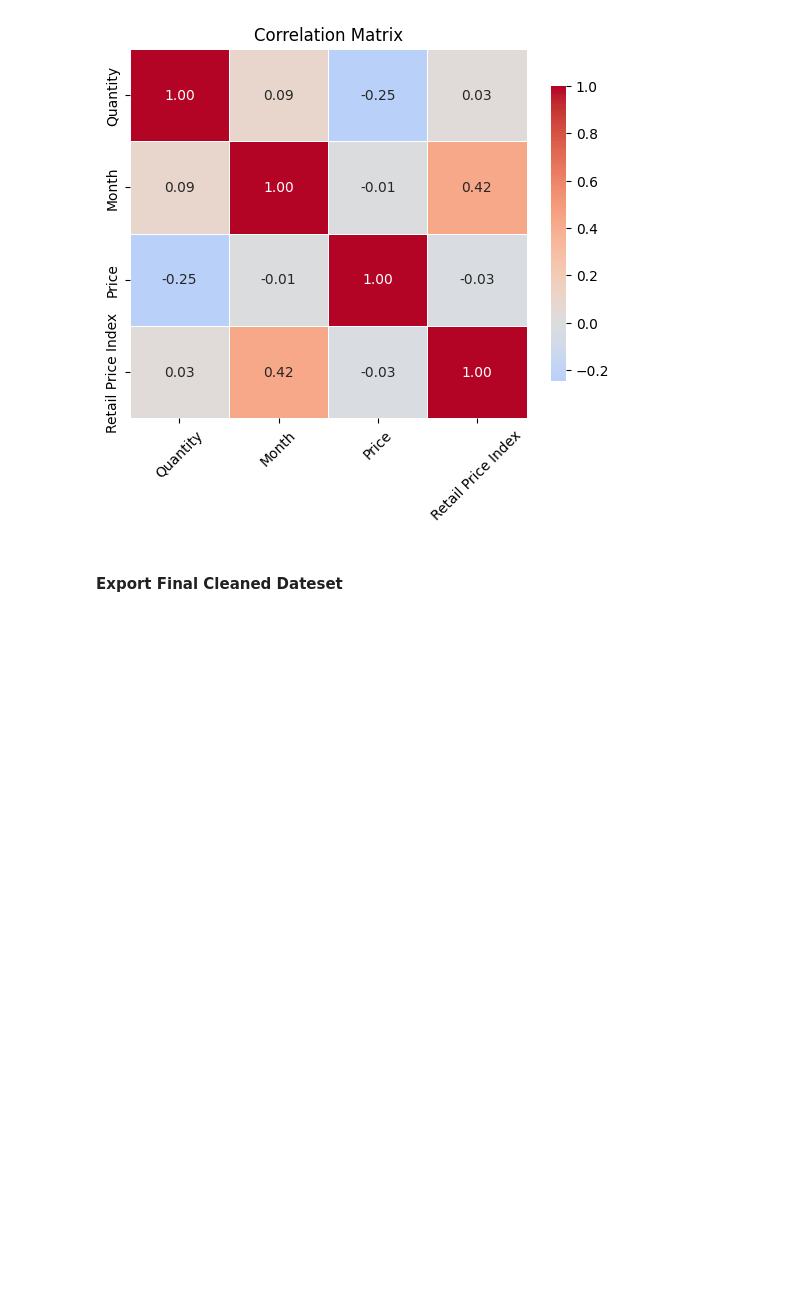
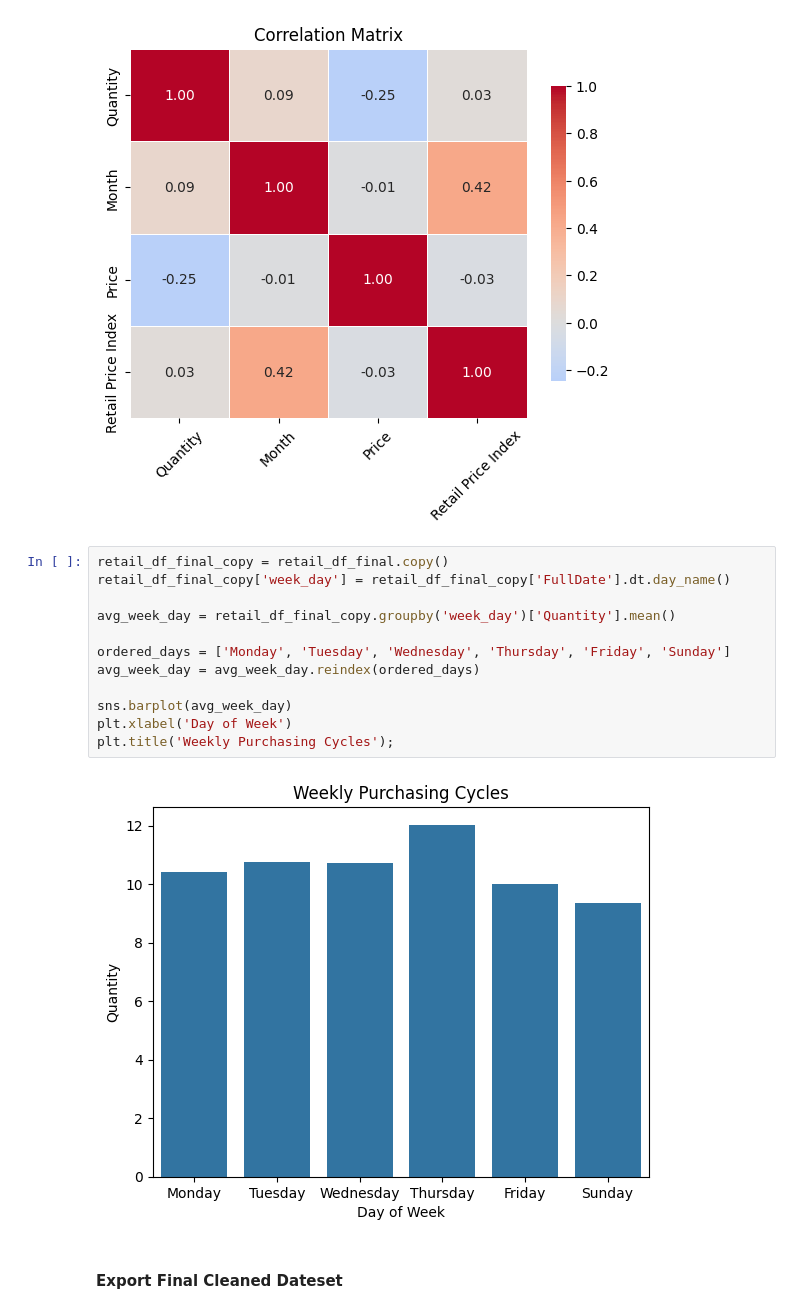
Before and after one commit to KaungSiThu-Sallius/SafePrice-Simulator, a Jupyter notebook: notebooks/1_data_preparation_eda.ipynb, the cells around one changed output. Cells and saved outputs as stored; diff of their text form; blank space fills up the shorter version.

```diff
--- a/notebooks/1_data_preparation_eda.ipynb
+++ b/notebooks/1_data_preparation_eda.ipynb
@@ -392,6 +384,20 @@ plt.xticks(rotation=45)
 plt.show()
 # %% [output]
 [figure]
+# %%
+retail_df_final_copy = retail_df_final.copy()
+retail_df_final_copy['week_day'] = retail_df_final_copy['FullDate'].dt.day_name()
+
+avg_week_day = retail_df_final_copy.groupby('week_day')['Quantity'].mean()
+
+ordered_days = ['Monday', 'Tuesday', 'Wednesday', 'Thursday', 'Friday', 'Sunday']
+avg_week_day = avg_week_day.reindex(ordered_days)
+
+sns.barplot(avg_week_day)
+plt.xlabel('Day of Week')
+plt.title('Weekly Purchasing Cycles');
+# %% [output]
+[figure, added]
 # %% [markdown]
 #### Export Final Cleaned Dateset
 # %%
```
Also changed, not shown: parts of 5 cells of this notebook, 7 other files.
